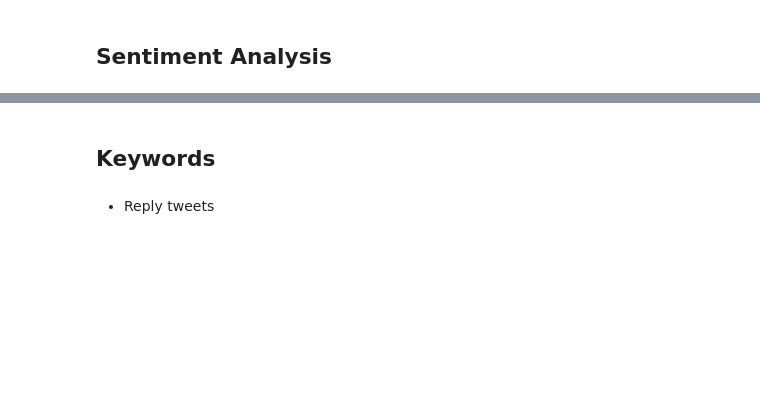
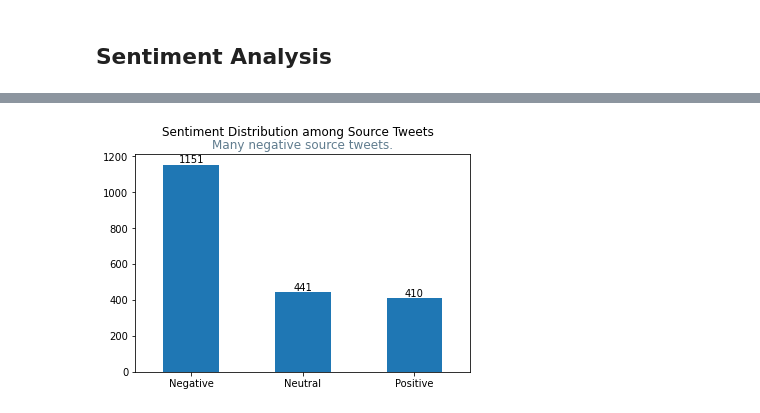
Before and after one commit to yuchen74/BeforeThesis, a Jupyter notebook: charliehebdo/4 Visulization.ipynb, the cells around one changed output, grey strips where cells are left out. Drawn from its saved outputs; the diff is of its cells as text; code cells hidden in the pictures; blank space fills up the shorter version.

```diff
--- a/charliehebdo/4 Visulization.ipynb
+++ b/charliehebdo/4 Visulization.ipynb
@@ -216,4 +123,0 @@ plt.show()
-# %% [markdown]
-## Keywords
-# %% [markdown]
-- Reply tweets
@@ -227,0 +124,15 @@ pd.DataFrame(freq.items(),columns = ['Word','Frequency']).sort_values('Frequency
+# %%
+# Souce tweet sentiment analysis
+ax = src_tw_df.src_sentiment.value_counts().plot.bar()
+
+for i in ax.patches:
+    height = i.get_height()
+    ax.text(
+        i.get_x() + i.get_width() / 2,height, str(height), ha="center", va="bottom"
+    )
+plt.title('Many negative source tweets.',color='#607c8e')
+plt.suptitle('Sentiment Distribution among Source Tweets')
+plt.xticks(rotation=0)
+plt.savefig('D:/論文/PHEME9/Code/graph/charliehebdo/src-sentiment.pdf',dpi=300)
+# %% [output]
+[figure, added]
```
Also changed, not shown: parts of 54 cells of this notebook, 4 other files.
